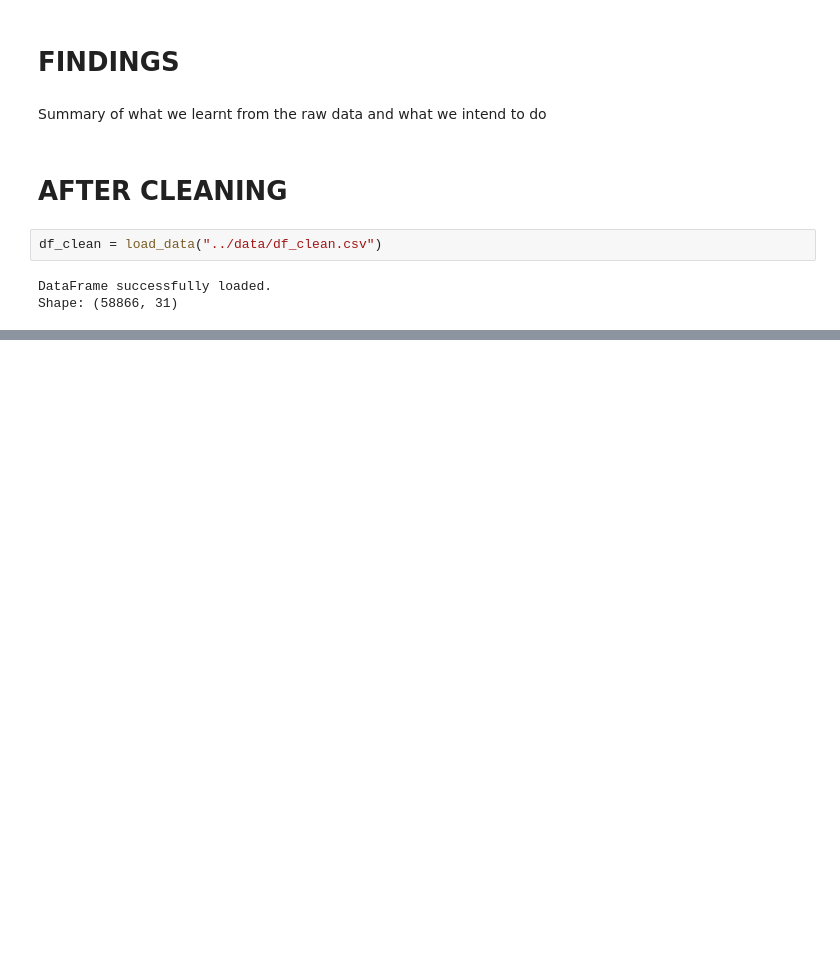
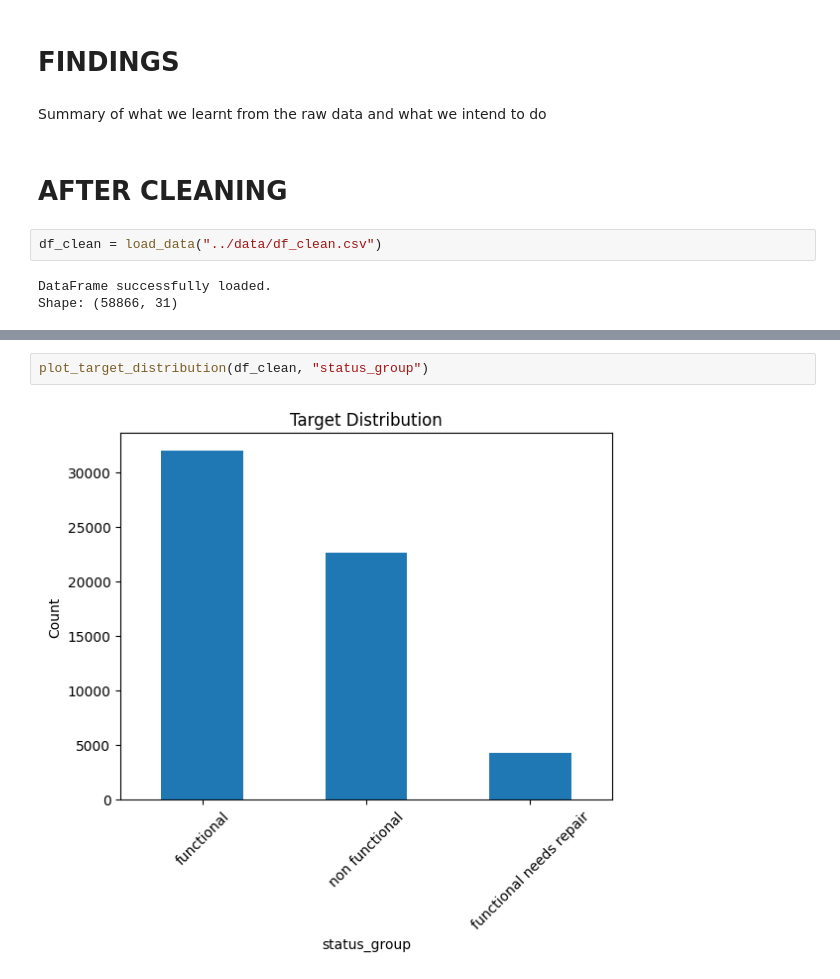
Before and after one commit to Emeriego/PumpHealth, a Jupyter notebook: notebooks/01_eda.ipynb, the cells around one changed output, grey strips where cells are left out. Saved outputs shown, nothing was run; the diff lists cells and outputs as text; blank space fills up the shorter version.

```diff
--- a/notebooks/01_eda.ipynb
+++ b/notebooks/01_eda.ipynb
@@ -234,0 +426,4 @@ Shape: (58866, 31)
+# %%
+plot_target_distribution(df_clean, "status_group")
+# %% [output]
+[figure, added]
```
Also changed, not shown: parts of 19 cells of this notebook, 3 other files.
